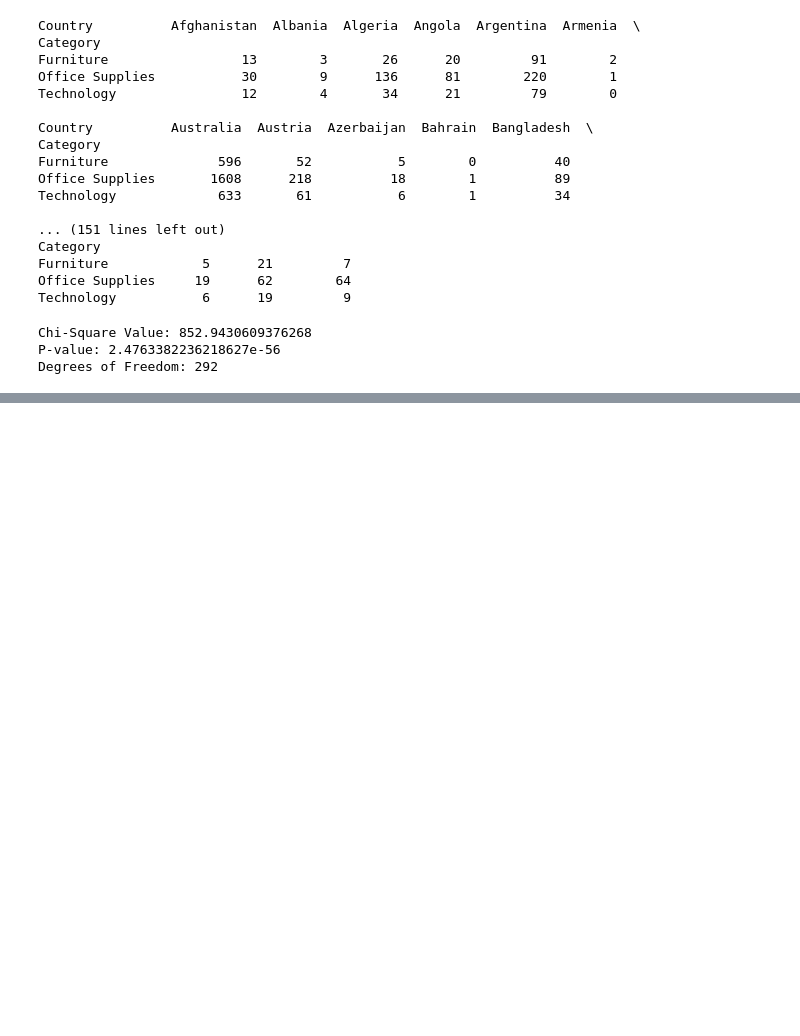
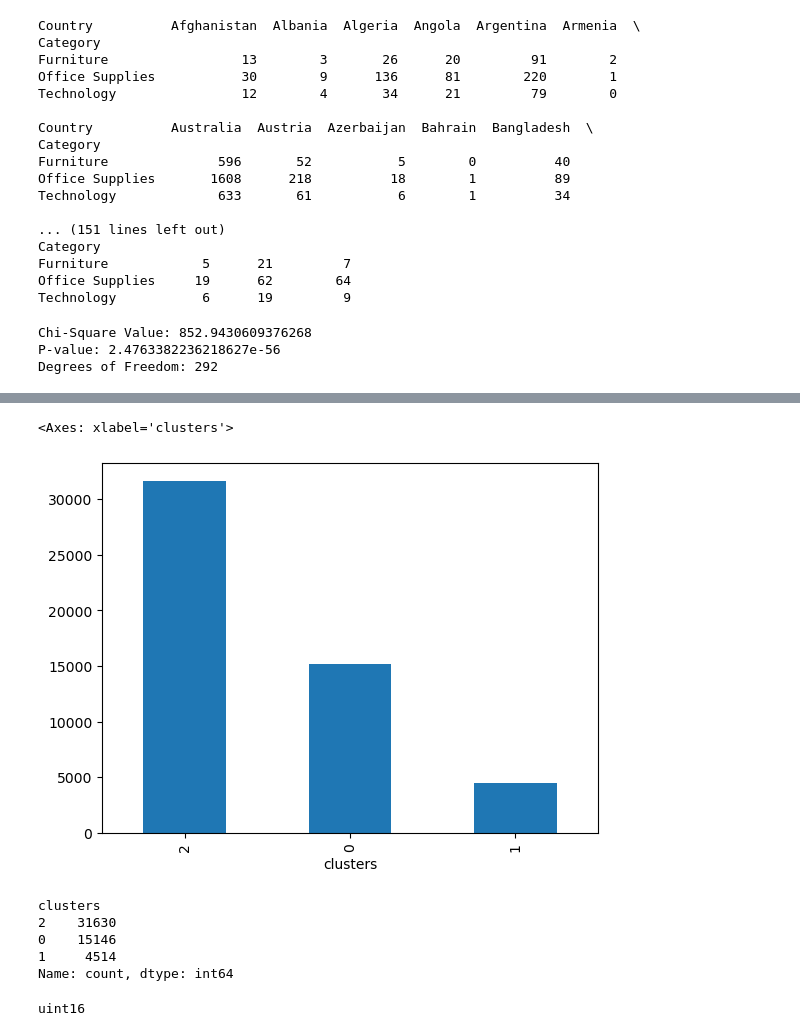
Before and after one commit to ApollonGT/mc-2023-moukrioti, a Jupyter notebook: Code1.ipynb, the cells around one changed output, grey strips where cells are left out. Drawn from its saved outputs; the diff is of its cells as text; code cells hidden in the pictures; blank space fills up the shorter version.

```diff
--- a/Code1.ipynb
+++ b/Code1.ipynb
@@ -676,0 +922,19 @@ Degrees of Freedom: 292
+# %%
+#the volume of each cluster
+
+df['clusters'].value_counts().plot(kind='bar')
+# %% [output]
+<Axes: xlabel='clusters'>
+[figure, added]
+# %%
+df['clusters'].value_counts()
+# %% [output]
+clusters
+2    31630
+0    15146
+1     4514
+Name: count, dtype: int64
+# %%
+print(df['clusters'].dtype)
+# %% [output]
+uint16
```
Also changed, not shown: parts of 36 cells of this notebook.
